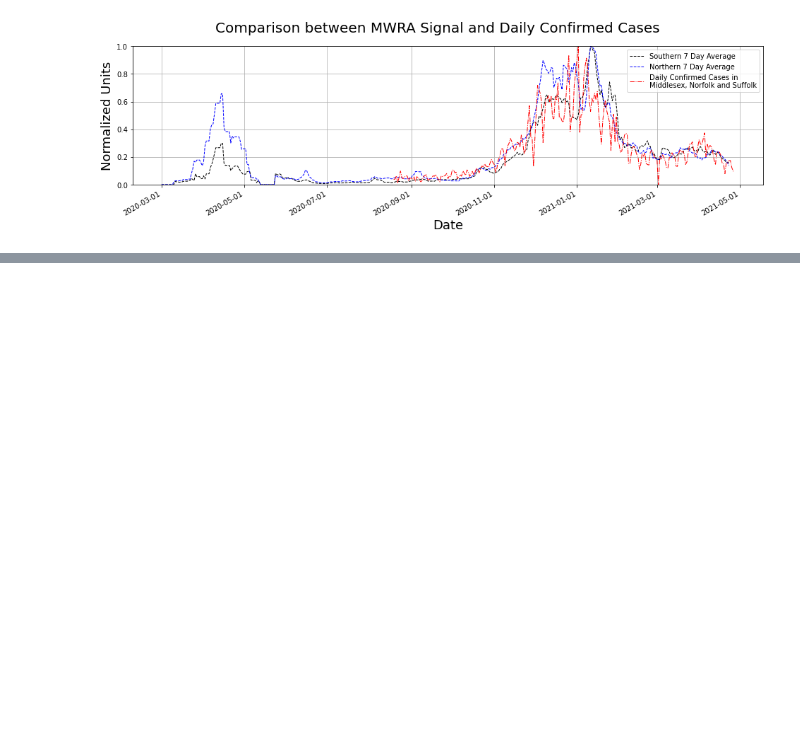
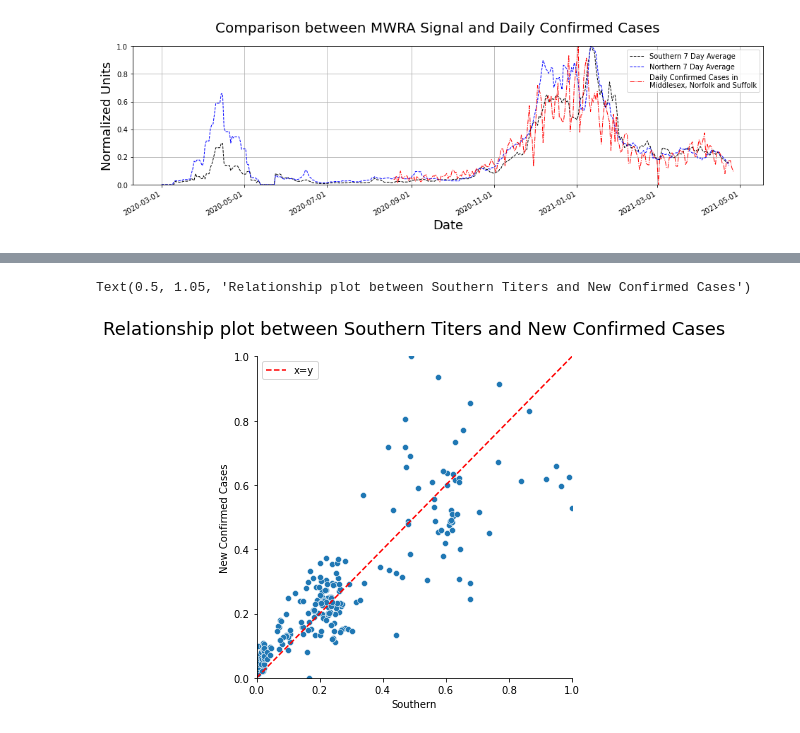
Before and after one commit to bhatiavr/cs109b-final-project-111, a Jupyter notebook: src/cs109b-wastewater-covid-forecasting.ipynb, the cells around one changed output, grey strips where cells are left out. Saved outputs shown, nothing was run; the diff lists cells and outputs as text; code cells hidden in the pictures; blank space fills up the shorter version.

```diff
--- a/src/cs109b-wastewater-covid-forecasting.ipynb
+++ b/src/cs109b-wastewater-covid-forecasting.ipynb
@@ -220,0 +219,25 @@ TypeError: Invalid comparison between dtype=datetime64[ns] and method
+# %%
+# Create algined matrix between southern, northen and covid cases
+df_aligned = pd.DataFrame(data=None, columns=['Date', 'Southern', 'Northern','New Confirmed Cases'])
+
+covidDates = df_covid['Date'].unique()
+mwraDates = df_mwra['Date'].unique()
+commonDates = np.intersect1d(covidDates, mwraDates)
+
+for i, i_date in enumerate(commonDates):
+    total = 0
+
+    row = df_mwra[df_mwra['Date'] == i_date]
+    if not row.empty:
+        df_aligned.at[i, 'Southern'] = row['Southern 7 day avg'].to_list()[0]
+        df_aligned.at[i, 'Northern'] = row['Northern 7 day avg'].to_list()[0]
+
+    row = df_combined[df_combined['Date'] == i_date]
+    if not row.empty:
+        df_aligned.at[i, 'New Confirmed Cases'] = row['New Confirmed Cases'].to_list()[0]
+
+    df_aligned.at[i, 'Date'] = pd.to_datetime(i_date, format='%Y-%m-%d')
+
+scaler = MinMaxScaler()
+df_aligned[['Southern','Northern','New Confirmed Cases']] = scaler.fit_transform(df_aligned[['Southern','Northern','New Confirmed Cases']])
+display(df_aligned)
@@ -220,0 +258,14 @@ TypeError: Invalid comparison between dtype=datetime64[ns] and method
+# %%
+#fig, ax = plt.subplots(nrows = 1, ncols = 2, figsize=(16,4))
+#ax = ax.flatten()
+
+# Show the relation between norther and souther samples
+sns.relplot(data=df_aligned, x="Southern", y="New Confirmed Cases")
+plt.plot([0,1], [0,1], '--r', label="x=y")
+plt.xlim([0, 1])
+plt.ylim([0, 1])
+plt.legend()
+plt.title('Relationship plot between Southern Titers and New Confirmed Cases', fontsize=18, y=1.05)
+# %% [output]
+Text(0.5, 1.05, 'Relationship plot between Southern Titers and New Confirmed Cases')
+[figure, added]
```
Also changed, not shown: parts of 7 cells of this notebook.
